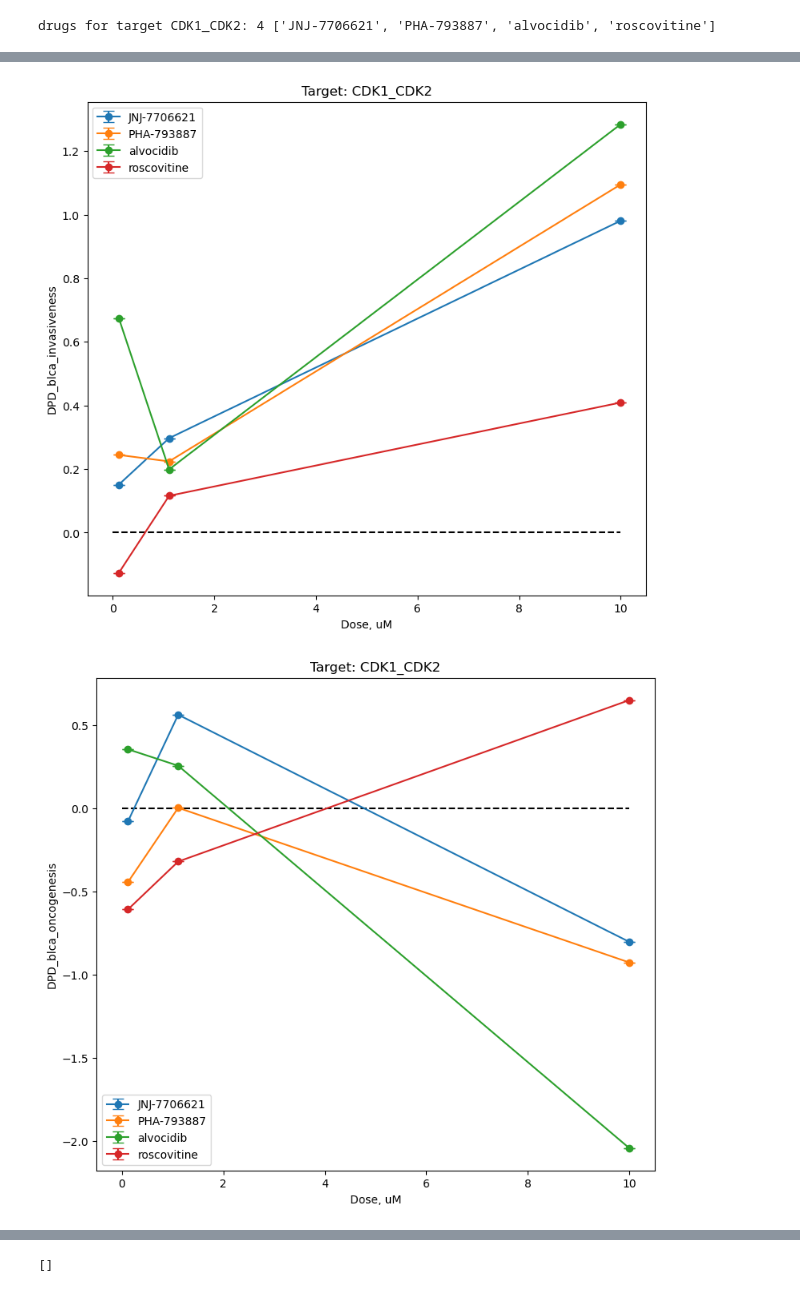
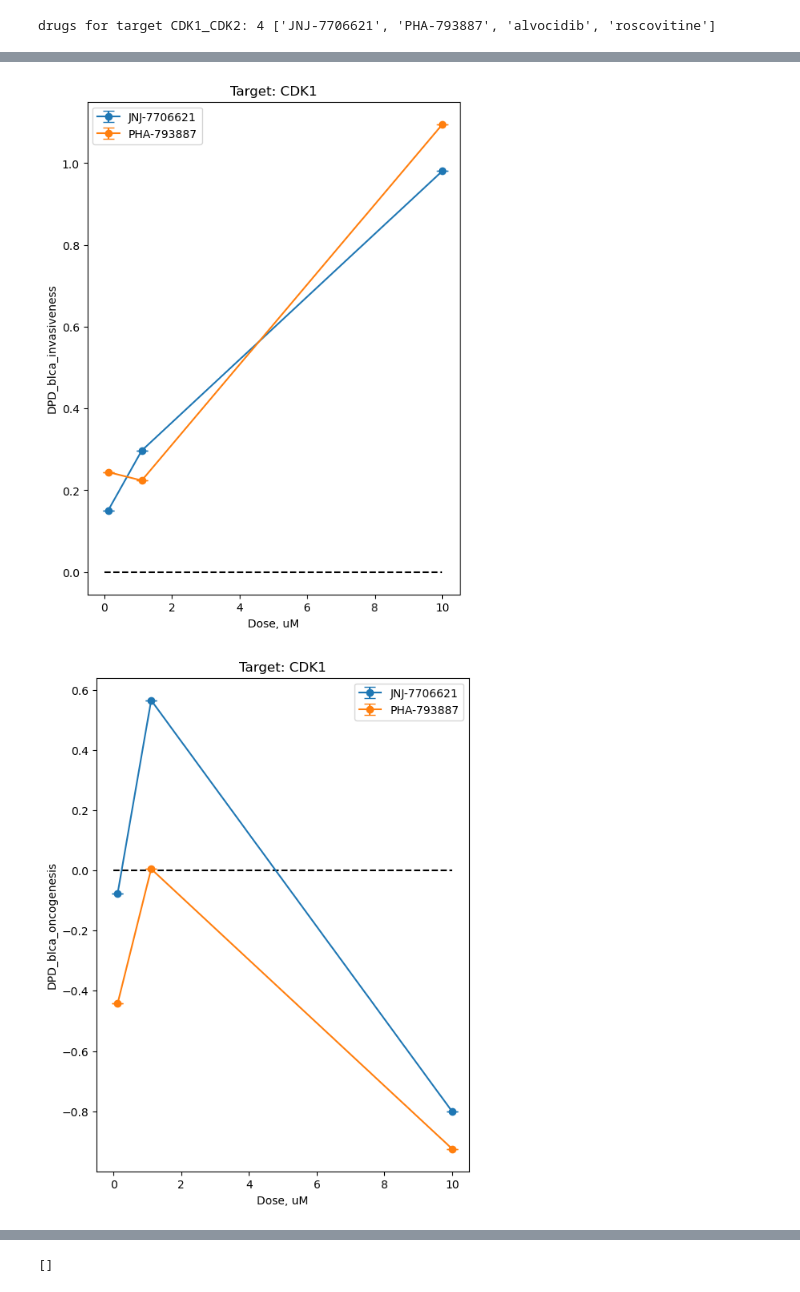
Before and after one commit to jingsday/blca_publication, a Jupyter notebook: blca_publication_Scripts/blca_Scripts_dpds/00_DPD_plots_2020_BLCA_BC3C.ipynb, the cells around one changed output, grey strips where cells are left out. Saved outputs shown, nothing was run; the diff lists cells and outputs as text; code cells hidden in the pictures.

Commit message:
updated. Prob need to use Level 5 data

```diff
--- a/blca_publication_Scripts/blca_Scripts_dpds/00_DPD_plots_2020_BLCA_BC3C.ipynb
+++ b/blca_publication_Scripts/blca_Scripts_dpds/00_DPD_plots_2020_BLCA_BC3C.ipynb
@@ -330,3 +326,16 @@ drugs = sorted(list(set(drugs)))
 print("drugs for target " + target_name + ":" , len(drugs), drugs)
 # %% [output]
 drugs for target CDK1_CDK2: 4 ['JNJ-7706621', 'PHA-793887', 'alvocidib', 'roscovitine']
+# %%
+drugs_list = drugs
+
+targets = []
+doses = []
+
+for drug in drugs_list:
+    targets.append(", ".join(sorted(list(set(sig_info_cell_df.loc[sig_info_cell_df.pert_drug == drug].targets)))))
+    doses.append(", ".join(sorted(list(set(sig_info_cell_df.loc[sig_info_cell_df.pert_drug == drug].dose)))))
+
+target_drugs_df = pd.DataFrame(list(zip(targets, doses)), index = drugs_list, columns = ["targets","doses"])
+
+display(target_drugs_df)
@@ -333,28 +348,28 @@ drugs for target CDK1_CDK2: 4 ['JNJ-7706621', 'PHA-793887', 'alvocidib', 'roscov
 # %%
-target_name = "CDK1_CDK2"
-target_drugs = drugs
+target_name = "CDK1"
+target_drugs = ['JNJ-7706621', 'PHA-793887']
 
 for DPD_val in states:
-    plt.figure(figsize = (9,8))
+    plt.figure(figsize = (6,8))
     for drug in target_drugs:
         doses = sorted(list(set(sig_info_cell_df.loc[sig_info_cell_df.pert_drug == drug].dose_float)))
         DPDs = []
         DPD_errs = []
         for dose in doses:
             labels = sig_info_cell_df.loc[(sig_info_cell_df.pert_drug == drug) & (sig_info_cell_df.dose_float == dose)].index
             DPDs.append(statistics.mean(DPD_df.loc[labels, DPD_val]))
             if (len(labels) > 1):
                 DPD_errs.append(scipy.stats.sem(DPD_df.loc[labels, DPD_val]))
             else:
                 DPD_errs.append(0)
         plt.errorbar(doses, DPDs, yerr = DPD_errs, fmt = "o-", label = drug, capsize = 5)
     plt.legend()
     plt.plot([0,10], [0,0], "--", color = "black")
     plt.xlabel("Dose, uM")
     plt.ylabel("DPD_" + DPD_val)
     plt.title("Target: " + target_name)
     #plt.savefig(os.path.join(out_dir, target_name + "_DPD_" + DPD_val + ".png"), dpi = 300)
     plt.show()
 # %% [output]
-[figure, old version]
+[figure, new version]
-[figure, old version]
+[figure, new version]
```
Also changed, not shown: parts of 42 cells of this notebook.
